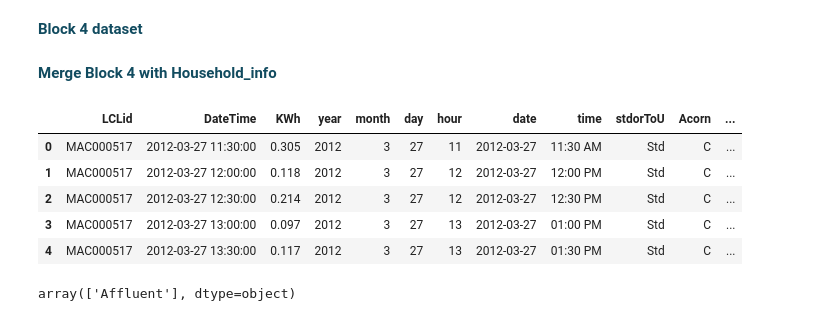
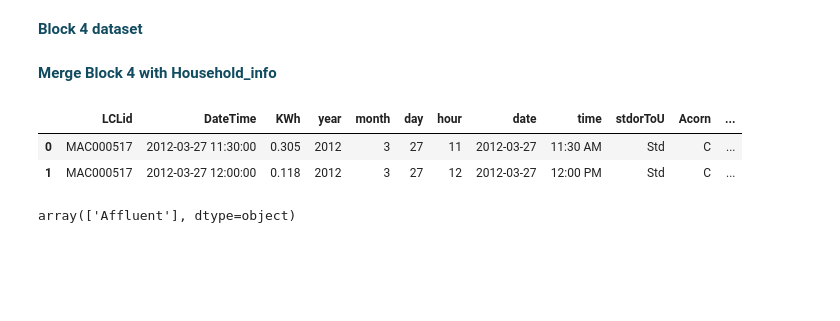
Before and after one commit to swarsabnis/Analysis_of_Smart_meter_London, a Jupyter notebook: Jupyter_notebook/Smart_meter_london_data_preparation.ipynb, the cells around one changed output. Drawn from its saved outputs; the diff is of its cells as text; code cells hidden in the pictures; blank space fills up the shorter version.

```diff
--- a/Jupyter_notebook/Smart_meter_london_data_preparation.ipynb
+++ b/Jupyter_notebook/Smart_meter_london_data_preparation.ipynb
@@ -179,22 +197,19 @@ block_4['date'] = block_4['DateTime'].dt.date
 # %%
 # Creating time column which has time in 12 hour with AM/PM format
-block_4['time'] = block_4.DateTime.dt.time.apply(lambda x: x.strftime(format))
+df_block_4['time'] = df_block_4['DateTime'].dt.time.apply(lambda x: x.strftime(format))
 # %% [markdown]
 <font color='#114B5F'><b>Merge Block 4 with Household_info </b> </font>
 # %%
-block_4_info = block_4.merge(household, on='LCLid', how='left')
+df_block_4_info = df_block_4.merge(df_household, on='LCLid', how='left')
 # %%
-block_4_info.drop(['file'], axis=1, inplace=True)
+df_block_4_info.drop(['file'], axis=1, inplace=True)
 # %%
 # Cleaning: Converting 'ACORN-*' to '*'
-block_4_info.Acorn = block_4_info.Acorn.str.replace('ACORN-',"")
+df_block_4_info['Acorn'] = df_block_4_info['Acorn'].str.replace('ACORN-',"")
-# %%
-block_4_info.head()
-# %% [output]
-|  | LCLid | DateTime | KWh | year | month | day | hour | date | time | stdorToU | Acorn | ... |
-| 0 | MAC000517 | 2012-03-27 11:30:00 | 0.305 | 2012 | 3 | 27 | 11 | 2012-03-27 | 11:30 AM | Std | C | ... |
-| 1 | MAC000517 | 2012-03-27 12:00:00 | 0.118 | 2012 | 3 | 27 | 12 | 2012-03-27 | 12:00 PM | Std | C | ... |
-| 2 | MAC000517 | 2012-03-27 12:30:00 | 0.214 | 2012 | 3 | 27 | 12 | 2012-03-27 | 12:30 PM | Std | C | ... |
-| 3 | MAC000517 | 2012-03-27 13:00:00 | 0.097 | 2012 | 3 | 27 | 13 | 2012-03-27 | 01:00 PM | Std | C | ... |
-| 4 | MAC000517 | 2012-03-27 13:30:00 | 0.117 | 2012 | 3 | 27 | 13 | 2012-03-27 | 01:30 PM | Std | C | ... |
+# %%
+df_block_4_info.head(2)
+# %% [output]
+|  | LCLid | DateTime | KWh | year | month | day | hour | date | time | stdorToU | Acorn | ... |
+| 0 | MAC000517 | 2012-03-27 11:30:00 | 0.305 | 2012 | 3 | 27 | 11 | 2012-03-27 | 11:30 AM | Std | C | ... |
+| 1 | MAC000517 | 2012-03-27 12:00:00 | 0.118 | 2012 | 3 | 27 | 12 | 2012-03-27 | 12:00 PM | Std | C | ... |
 # %%
```
Also changed, not shown: parts of 149 cells of this notebook.
